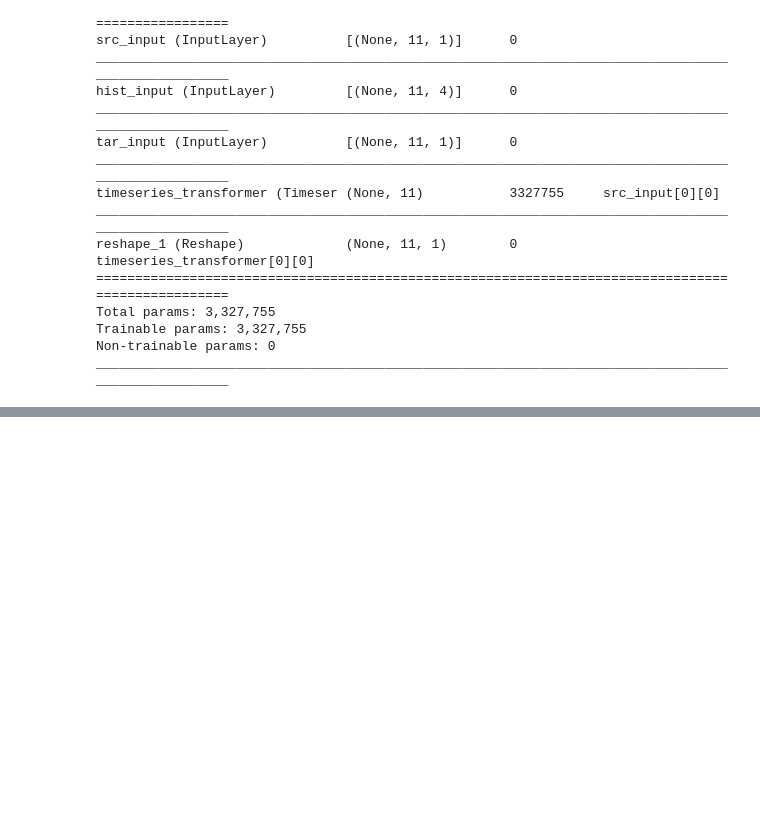
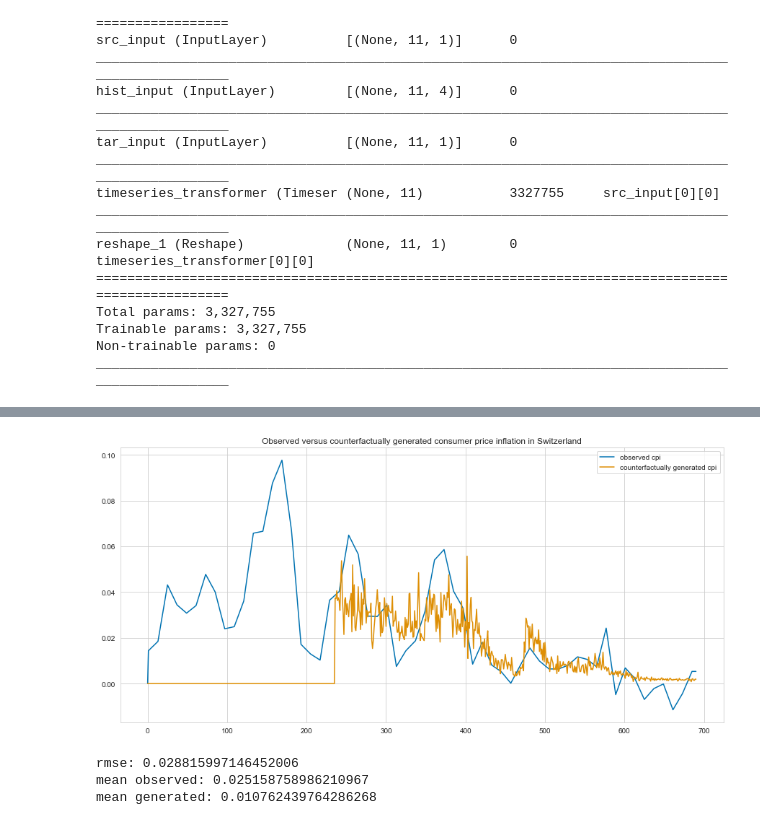
Before and after one commit to denominations-io/macroeconomics, a Jupyter notebook: timeseries_transformer.ipynb, the cells around one changed output, grey strips where cells are left out. Saved outputs shown, nothing was run; the diff lists cells and outputs as text; code cells hidden in the pictures; blank space fills up the shorter version.

```diff
--- a/timeseries_transformer.ipynb
+++ b/timeseries_transformer.ipynb
@@ -645,0 +621,9 @@ plt.show()
+# %%
+cf_df = base_df['real interest rate'] * 2.
+# %%
+cf_src, cf_tar, cf_src_history = timeseries_dataprep(num_obs, num_variables, params['num_timesteps'], sim_df, cf_df)
+# %%
+sim_preds = simulator.predict([cf_src, cf_src_history, cf_tar])
+counterfactual_predictions = map(lambda v: v.flatten(), sim_preds)
+cf_sim_df = pd.DataFrame(counterfactual_predictions)
+cf_sim_df.describe()
@@ -645,0 +640,19 @@ plt.show()
+# %%
+cf_cpi = cf_sim_df[num_variables-1].values
+cpi = sim_df[['label']][0:n].values
+# %%
+plt.figure(figsize=(15,7))
+plt.plot(cpi, label='observed cpi')
+plt.plot(cf_cpi, label='counterfactually generated cpi')
+plt.legend()
+plt.title('Observed versus counterfactually generated consumer price inflation in %s' % country)
+plt.show()
+# %% [output]
+[figure, added]
+# %%
+print('rmse: %s\nmean observed: %s\nmean generated: %s' % (np.sqrt(mean_squared_error(cpi, cf_cpi)),
+                                                           np.mean(cpi), np.mean(cf_cpi)))
+# %% [output]
+rmse: 0.028815997146452006
+mean observed: 0.025158758986210967
+mean generated: 0.010762439764286268
```
Also changed, not shown: parts of 26 cells of this notebook, 4 other files.
